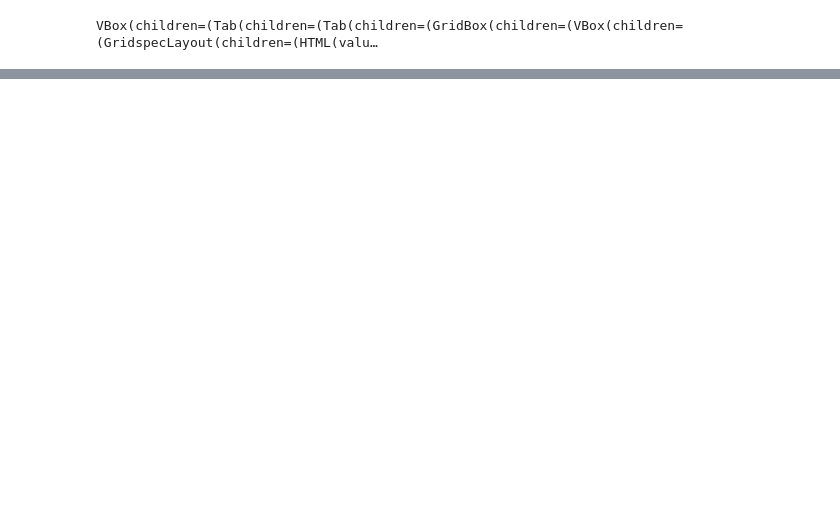
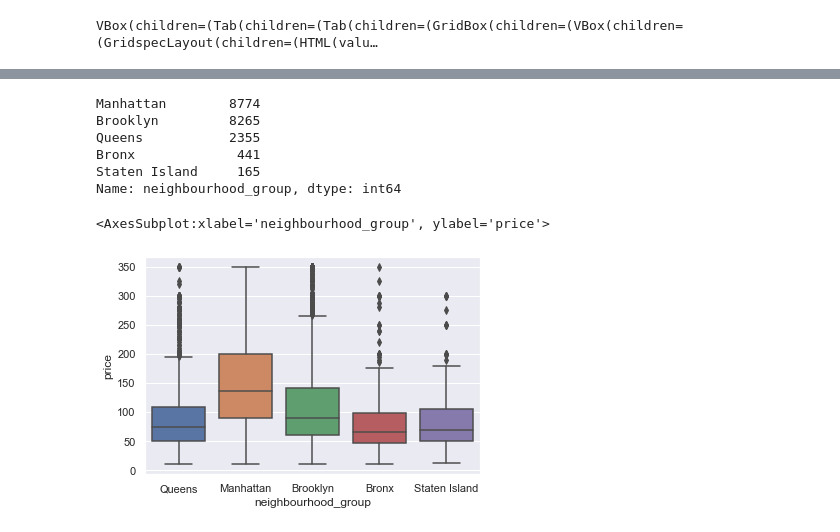
Before and after one commit to kangaroo98/nd0821-c2-build-model-workflow-starter, a Jupyter notebook: src/eda/EDA.ipynb, the cells around one changed output, grey strips where cells are left out. Saved outputs shown, nothing was run; the diff lists cells and outputs as text; code cells hidden in the pictures; blank space fills up the shorter version.

Commit message:
added some eda plots

```diff
--- a/src/eda/EDA.ipynb
+++ b/src/eda/EDA.ipynb
@@ -52,0 +65,16 @@ memory usage: 2.5+ MB
+# %%
+df['neighbourhood_group'].value_counts()
+# %% [output]
+Manhattan        8774
+Brooklyn         8265
+Queens           2355
+Bronx             441
+Staten Island     165
+Name: neighbourhood_group, dtype: int64
+# %%
+import seaborn as sns
+sns.set()
+sns.boxplot(x="neighbourhood_group", y="price", data=df)
+# %% [output]
+<AxesSubplot:xlabel='neighbourhood_group', ylabel='price'>
+[figure, added]
```
Also changed, not shown: parts of 16 cells of this notebook.
